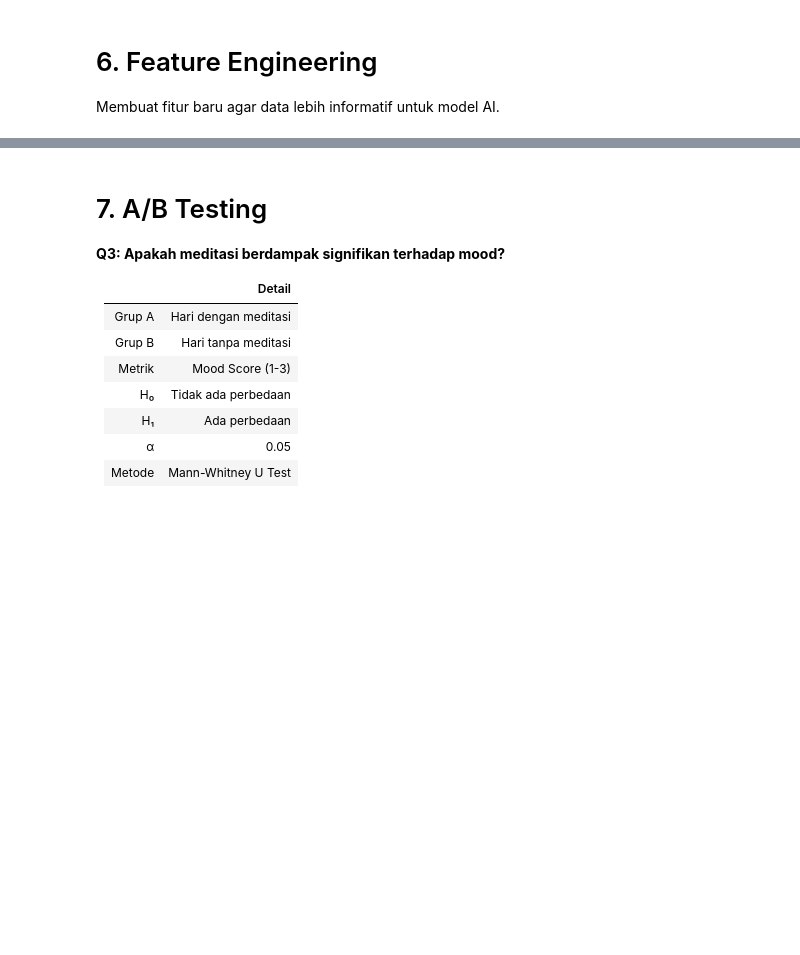
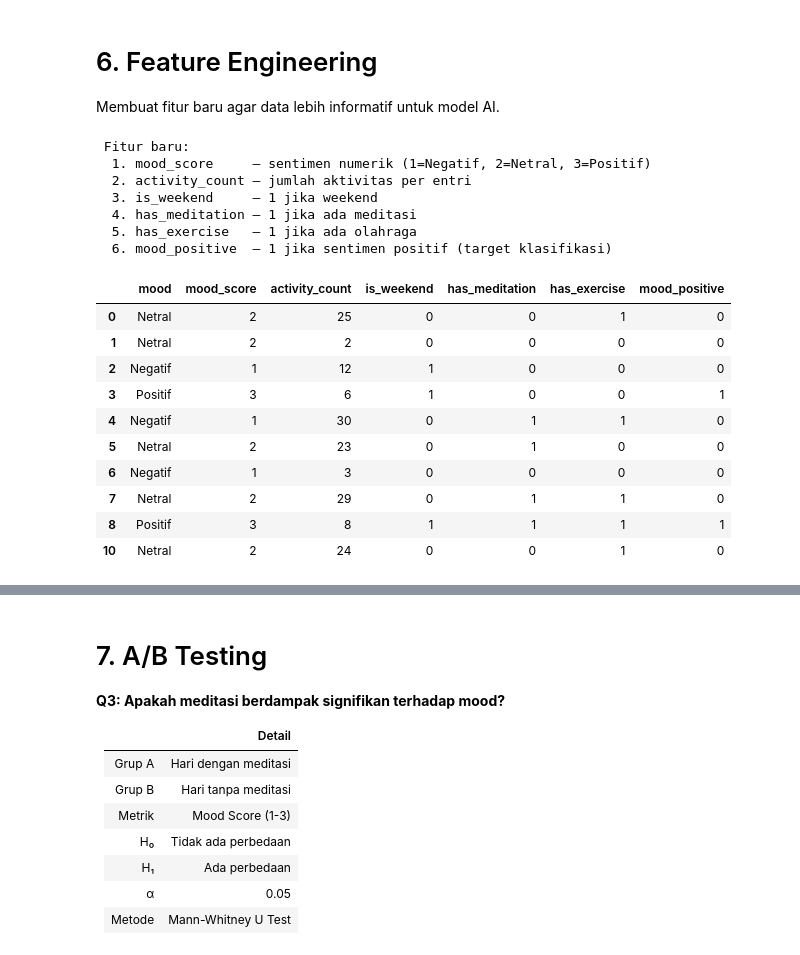
Before and after one commit to Ferryir/Dataset-CAPSTONE, a Jupyter notebook: Dataset-CAPSTONE-main/Dataset/capstone_data_scientist_dbs26.ipynb, the cells around one changed output, grey strips where cells are left out. Cells and saved outputs as stored; diff of their text form; code cells hidden in the pictures; blank space fills up the shorter version.

```diff
--- a/Dataset-CAPSTONE-main/Dataset/capstone_data_scientist_dbs26.ipynb
+++ b/Dataset-CAPSTONE-main/Dataset/capstone_data_scientist_dbs26.ipynb
@@ -36,10 +38,10 @@ print("✅ Library berhasil diimport!")
 Dataset diunduh dari Kaggle (sumber publik) berisi catatan mood harian pengguna aplikasi Daylio.
 # %%
 # Gathering: load dataset
-if os.path.exists('/content/Daylio_Abid.csv'):
-    df = pd.read_csv('/content/Daylio_Abid.csv')
+if os.path.exists('/content/Dataset_FIX.csv'):
+    df = pd.read_csv('/content/Dataset_FIX.csv')
 else:
-    df = pd.read_csv('Daylio_Abid.csv')
+    df = pd.read_csv('Dataset_FIX.csv')
 
-print(f"✅ Dataset dimuat: {df.shape[0]} baris × {df.shape[1]} kolom")
+print(f" Dataset dimuat: {df.shape[0]} baris × {df.shape[1]} kolom")
 df.head()
@@ -237,24 +325,43 @@ Membuat fitur baru agar data lebih informatif untuk model AI.
 # %%
 # mood_score sudah dibuat
 df['activity_count'] = df['activities_list'].apply(len)
-df['is_weekend'] = df['weekday'].isin(['Saturday','Sunday']).astype(int)
-df['has_meditation'] = df['activities'].str.contains('meditation', case=False, na=False).astype(int)
+df['is_weekend'] = df['hari'].isin(['Sabtu','Minggu']).astype(int)
+df['has_meditation'] = df['aktivitas'].str.contains('Meditasi', case=False, na=False).astype(int)
 
-exercise_kw = ['walk','Exercise','yoga','hiking']
-df['has_exercise'] = df['activities'].apply(
+exercise_kw = ['Jalan Kaki','Olahraga','Yoga','Mendaki']
+df['has_exercise'] = df['aktivitas'].apply(
     lambda x: 1 if any(k.lower() in str(x).lower() for k in exercise_kw) else 0
 )
 df['mood_positive'] = (df['mood'] == 'Positif').astype(int)
 
-print("✅ Fitur baru:")
+print(" Fitur baru:")
 print("  1. mood_score     — sentimen numerik (1=Negatif, 2=Netral, 3=Positif)")
 print("  2. activity_count — jumlah aktivitas per entri")
 print("  3. is_weekend     — 1 jika weekend")
 print("  4. has_meditation — 1 jika ada meditasi")
 print("  5. has_exercise   — 1 jika ada olahraga")
 print("  6. mood_positive  — 1 jika sentimen positif (target klasifikasi)")
 
 df[['mood','mood_score','activity_count','is_weekend','has_meditation','has_exercise','mood_positive']].head(10)
+# %% [output]
+ Fitur baru:
+  1. mood_score     — sentimen numerik (1=Negatif, 2=Netral, 3=Positif)
+  2. activity_count — jumlah aktivitas per entri
+  3. is_weekend     — 1 jika weekend
+  4. has_meditation — 1 jika ada meditasi
+  5. has_exercise   — 1 jika ada olahraga
+  6. mood_positive  — 1 jika sentimen positif (target klasifikasi)
+|  | mood | mood_score | activity_count | is_weekend | has_meditation | has_exercise | mood_positive |
+| 0 | Netral | 2 | 25 | 0 | 0 | 1 | 0 |
+| 1 | Netral | 2 | 2 | 0 | 0 | 0 | 0 |
+| 2 | Negatif | 1 | 12 | 1 | 0 | 0 | 0 |
+| 3 | Positif | 3 | 6 | 1 | 0 | 0 | 1 |
+| 4 | Negatif | 1 | 30 | 0 | 1 | 1 | 0 |
+| 5 | Netral | 2 | 23 | 0 | 1 | 0 | 0 |
+| 6 | Negatif | 1 | 3 | 0 | 0 | 0 | 0 |
+| 7 | Netral | 2 | 29 | 0 | 1 | 1 | 0 |
+| 8 | Positif | 3 | 8 | 1 | 1 | 1 | 1 |
+| 10 | Netral | 2 | 24 | 0 | 0 | 1 | 0 |
 # %%
 # Korelasi fitur
 num_cols = ['mood_score','activity_count','is_weekend','has_meditation','has_exercise']
```
Also changed, not shown: parts of 19 cells of this notebook, 7 other files.
